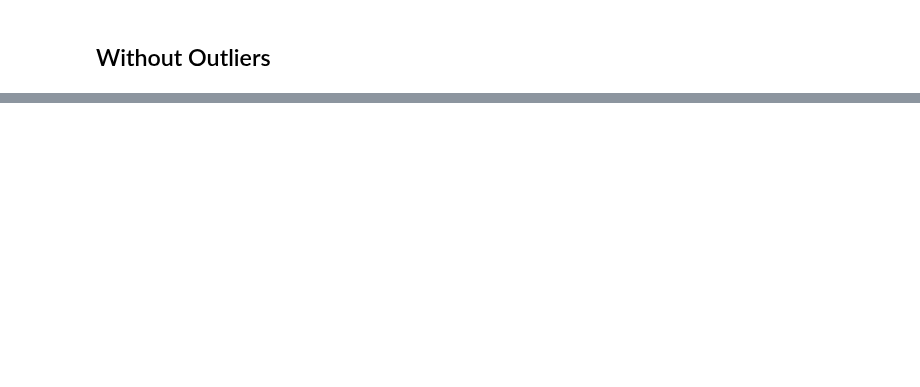
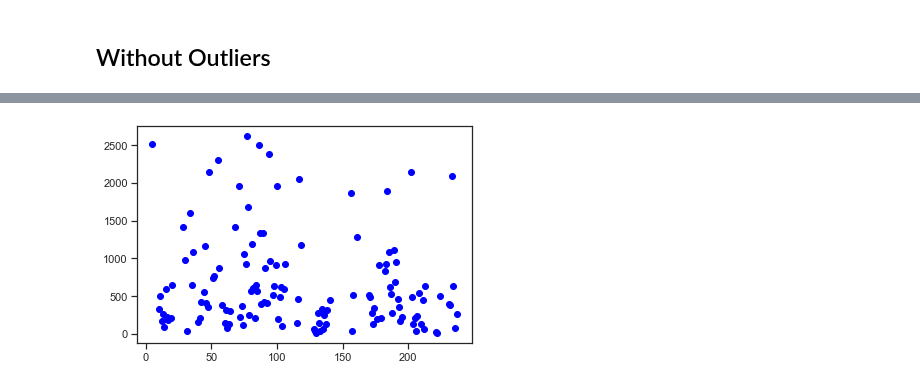
Before and after one commit to itsMahad/ManducaMultiSenseFeeding, a Jupyter notebook: Step6_ConsolidateData_CalculateParameters_ForEachFloralType.ipynb, the cells around one changed output, grey strips where cells are left out. Saved outputs shown, nothing was run; the diff lists cells and outputs as text; code cells hidden in the pictures; blank space fills up the shorter version.

```diff
--- a/Step6_ConsolidateData_CalculateParameters_ForEachFloralType.ipynb
+++ b/Step6_ConsolidateData_CalculateParameters_ForEachFloralType.ipynb
@@ -390,3 +301,9 @@ AllMoths_AllLights = L01Data.append(L50Data)
+# %%
+plt.plot(L50Data.DiscoveryTime[L50Data.outlier_ID == True], 'o', color = 'red')
+plt.plot(L50Data.DiscoveryTime[L50Data.outlier_ID == False], 'o', color = 'blue')
+notoutliers = L50Data[L50Data.outlier_ID == False]
+# %% [output]
+[figure, added]
 # %%
 # do the fit for three different y0 - computed across different lengths of the saturation - curve
 Lightlevel = ['L0.1','L50']
```
Also changed, not shown: parts of 22 cells of this notebook, 1 other file.
